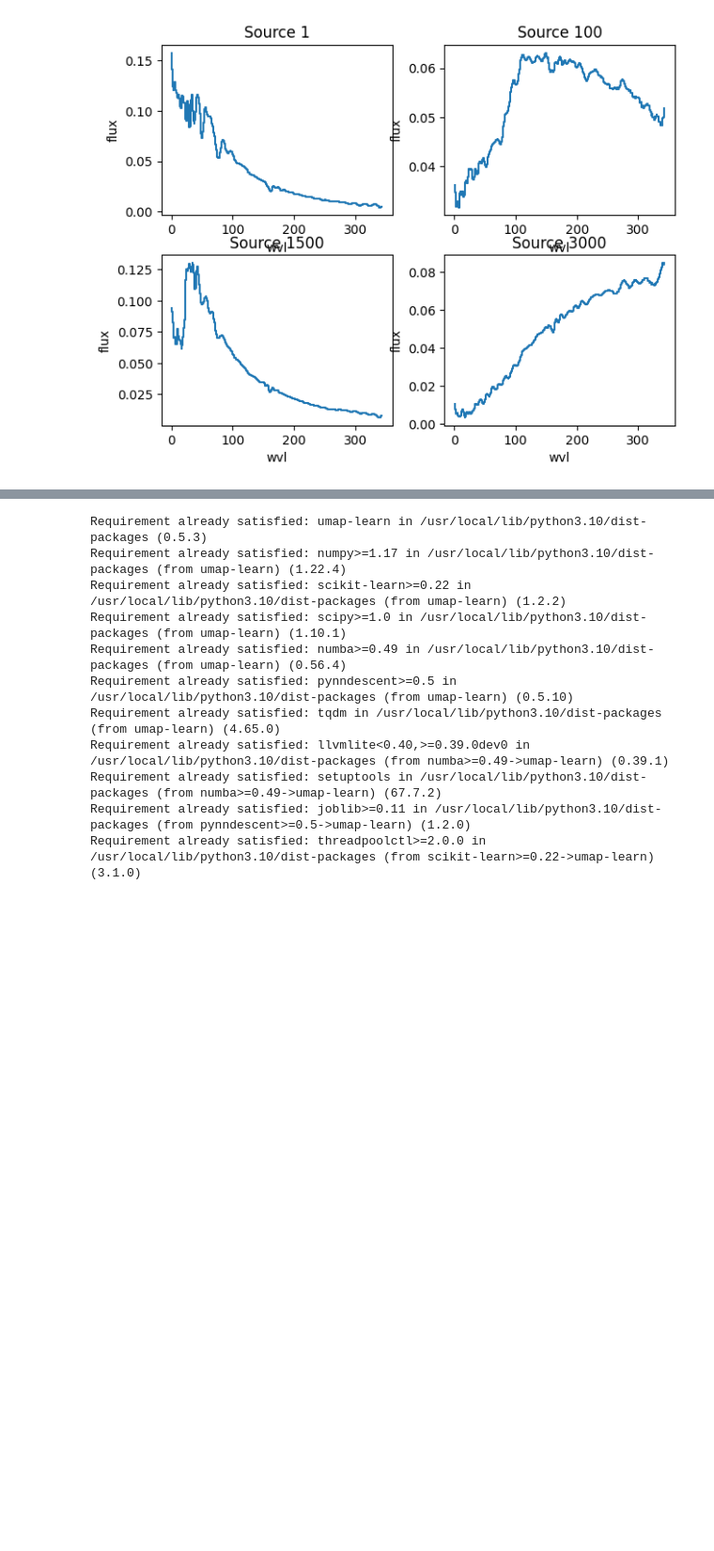
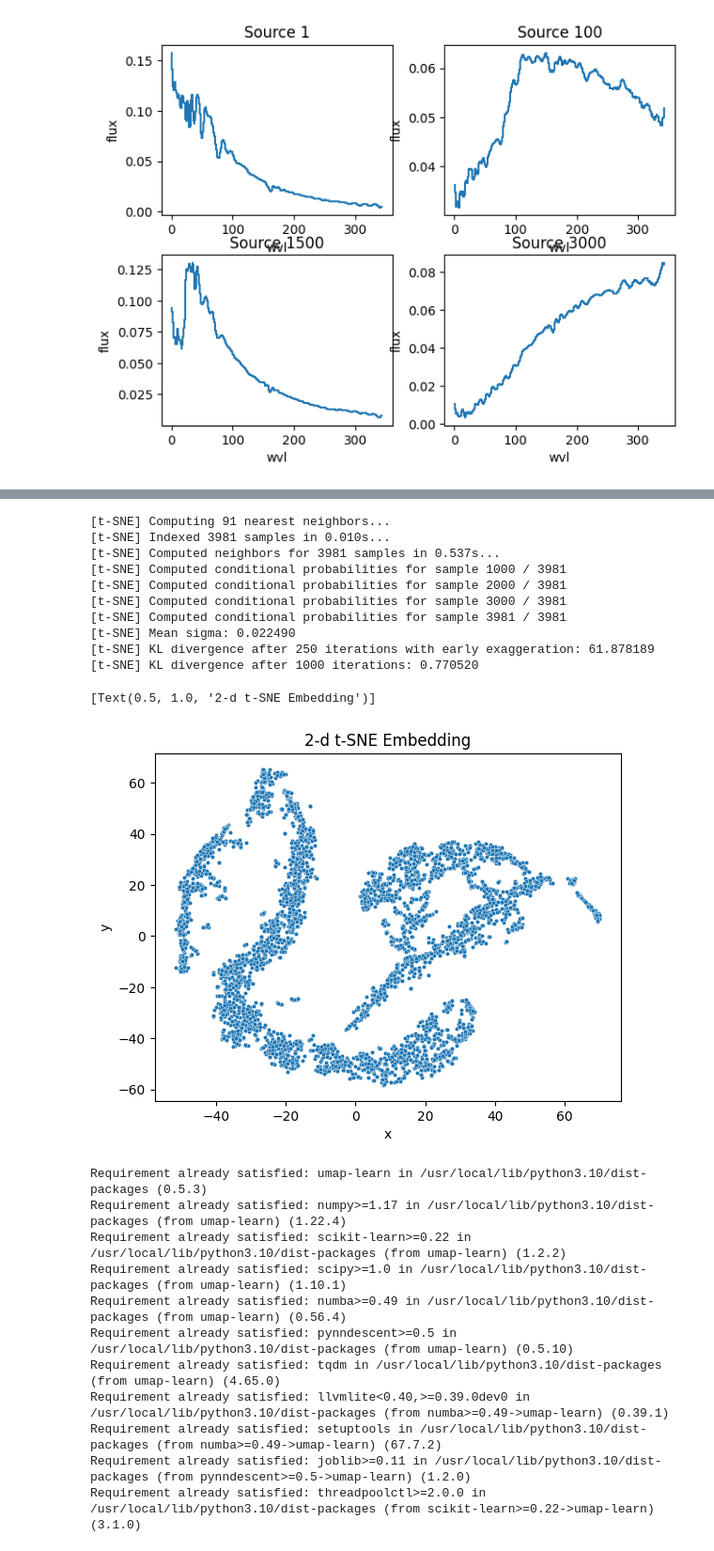
Before and after one commit to jt-ut/GaiaREU, a Jupyter notebook: GaiaREU-ML_v1.ipynb, the cells around one changed output, grey strips where cells are left out. Shown: that part at 94% size. Cells and saved outputs as stored; diff of their text form; code cells hidden in the pictures; blank space fills up the shorter version.

```diff
--- a/GaiaREU-ML_v1.ipynb
+++ b/GaiaREU-ML_v1.ipynb
@@ -53,3 +76,26 @@ plt.show()
+# %%
+## t-SNE
+from sklearn.manifold import TSNE
+
+tsne = TSNE(n_components=2, random_state = 123, verbose=1, n_jobs=5)
+X_tsne = tsne.fit_transform(flux)
+X_tsne = pd.DataFrame(X_tsne, columns = ['x','y'])
+
+# Visualize the t-SNE representation of our data
+sns.scatterplot(x='x', y='y', data = X_tsne, s=10).set(title='2-d t-SNE Embedding')
+# %% [output]
+[t-SNE] Computing 91 nearest neighbors...
+[t-SNE] Indexed 3981 samples in 0.010s...
+[t-SNE] Computed neighbors for 3981 samples in 0.537s...
+[t-SNE] Computed conditional probabilities for sample 1000 / 3981
+[t-SNE] Computed conditional probabilities for sample 2000 / 3981
+[t-SNE] Computed conditional probabilities for sample 3000 / 3981
+[t-SNE] Computed conditional probabilities for sample 3981 / 3981
+[t-SNE] Mean sigma: 0.022490
+[t-SNE] KL divergence after 250 iterations with early exaggeration: 61.878189
+[t-SNE] KL divergence after 1000 iterations: 0.770520
+[Text(0.5, 1.0, '2-d t-SNE Embedding')]
+[figure, added]
 # %%
 !pip install umap-learn
 import umap
```
Also changed, not shown: parts of 5 cells of this notebook.
